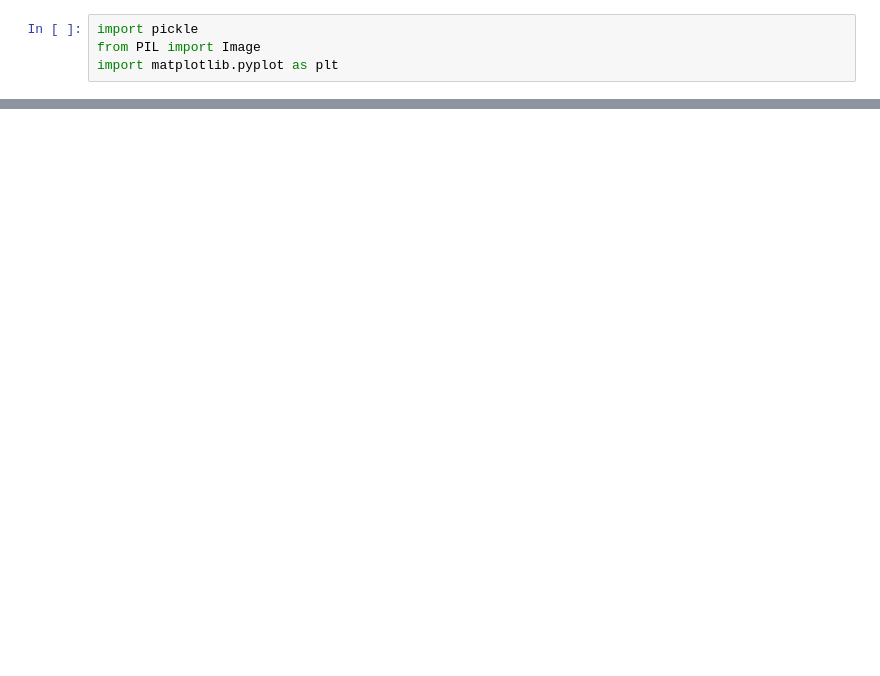
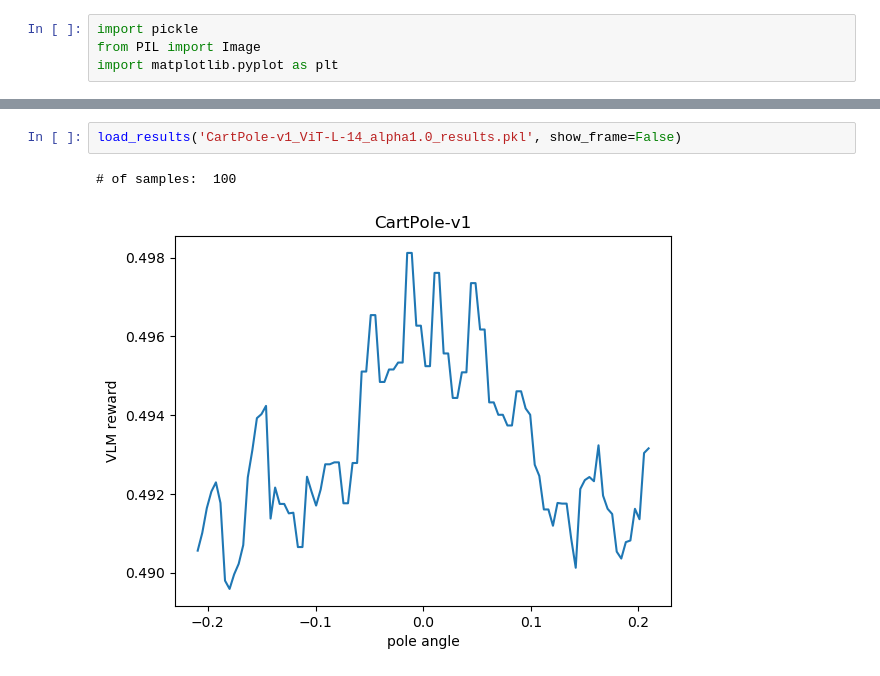
Before and after one commit to quantumiracle/human_prior_games, a Jupyter notebook: openai_gym/read_render.ipynb, the cells around one changed output, grey strips where cells are left out. Cells and saved outputs as stored; diff of their text form; blank space fills up the shorter version.

```diff
--- a/openai_gym/read_render.ipynb
+++ b/openai_gym/read_render.ipynb
@@ -38,0 +50,5 @@ var value: -1.0530612244897959, vlm reward: 0.4875383973121643
+# %%
+load_results('CartPole-v1_ViT-L-14_alpha1.0_results.pkl', show_frame=False)
+# %% [output]
+# of samples:  100
+[figure, added]
```
Also changed, not shown: parts of 6 cells of this notebook, 3 other files.
